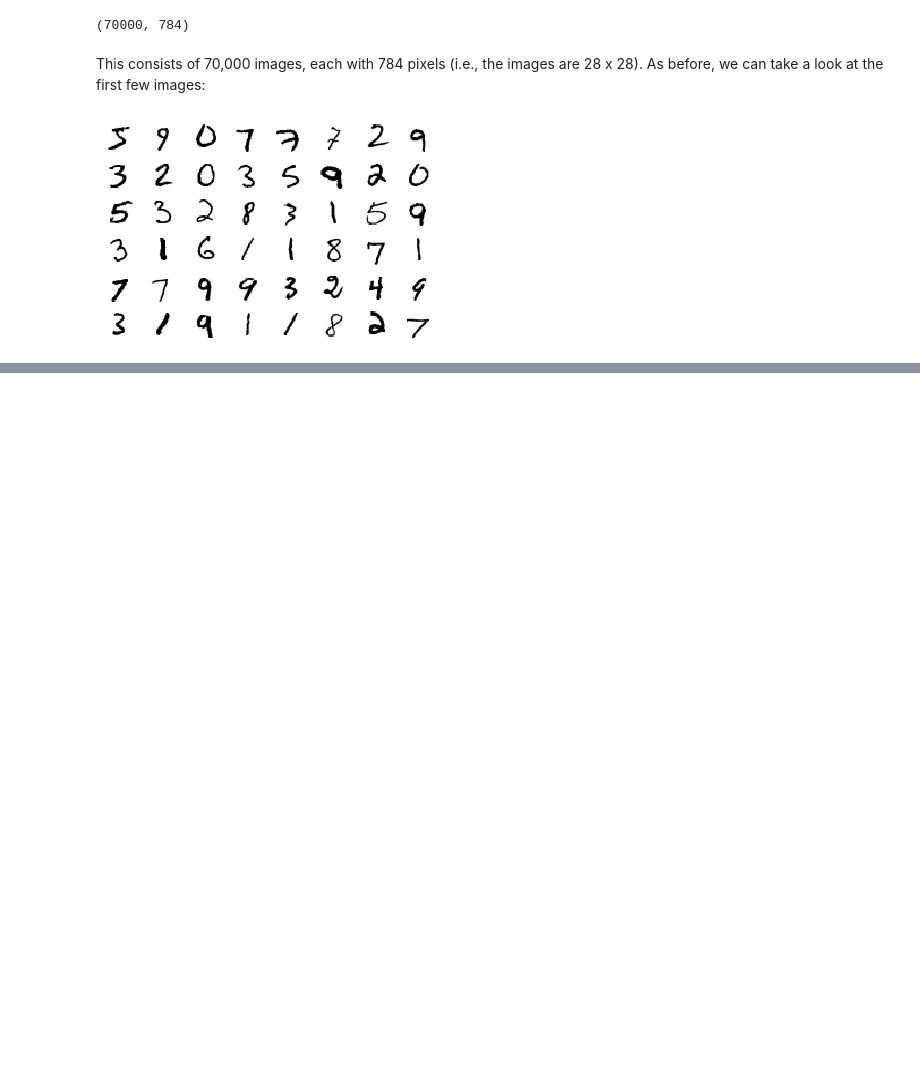
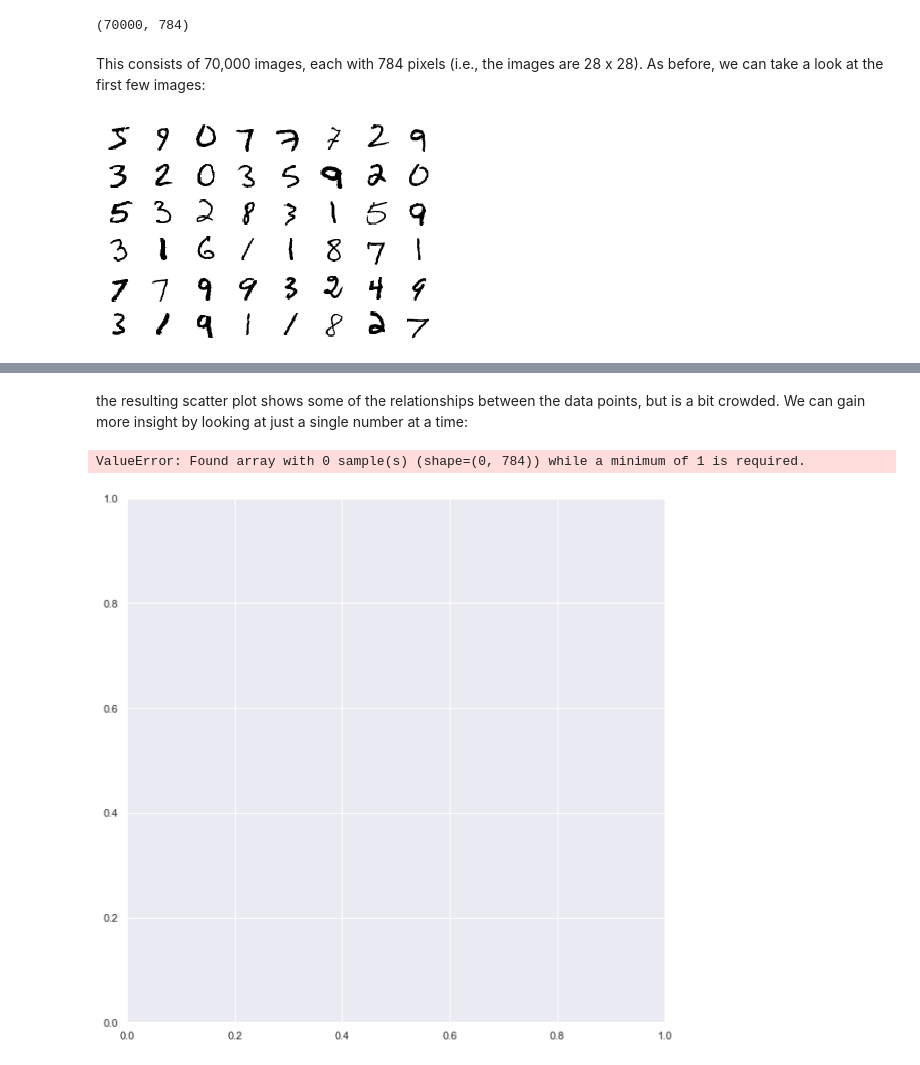
Before and after one commit to UlrikeBoehm/PythonDataScience, a Jupyter notebook: 05_MachineLearning/10_InDepth_Manifold_Learning.ipynb, the cells around one changed output, grey strips where cells are left out. Cells and saved outputs as stored; diff of their text form; code cells hidden in the pictures; blank space fills up the shorter version.

```diff
--- a/05_MachineLearning/10_InDepth_Manifold_Learning.ipynb
+++ b/05_MachineLearning/10_InDepth_Manifold_Learning.ipynb
@@ -384,0 +401,15 @@ for i, axi in enumerate(ax.flat):
+# %% [markdown]
+the resulting scatter plot shows some of the relationships between the data points, but is a bit crowded. We can gain more insight by looking at just a single number at a time:
+# %%
+from sklearn.manifold import Isomap
+
+# Choose 1/4 of the "1" digits to project
+data = mnist.data[mnist.target == 1][::4].astype(int)
+
+fig, ax = plt.subplots(figsize=(10, 10))
+model = Isomap(n_neighbors=5, n_components=2, eigen_solver='dense')
+plot_components(data, model, images=data.reshape((-1, 28, 28)),
+                ax=ax, thumb_frac=0.05, cmap='gray_r')
+# %% [output]
+ValueError: Found array with 0 sample(s) (shape=(0, 784)) while a minimum of 1 is required.
+[figure, added]
```
Also changed, not shown: parts of 3 cells of this notebook.
